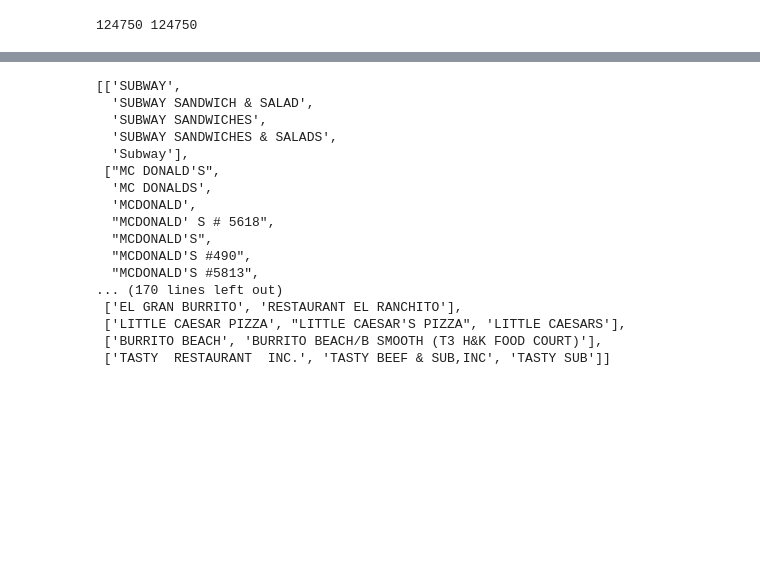
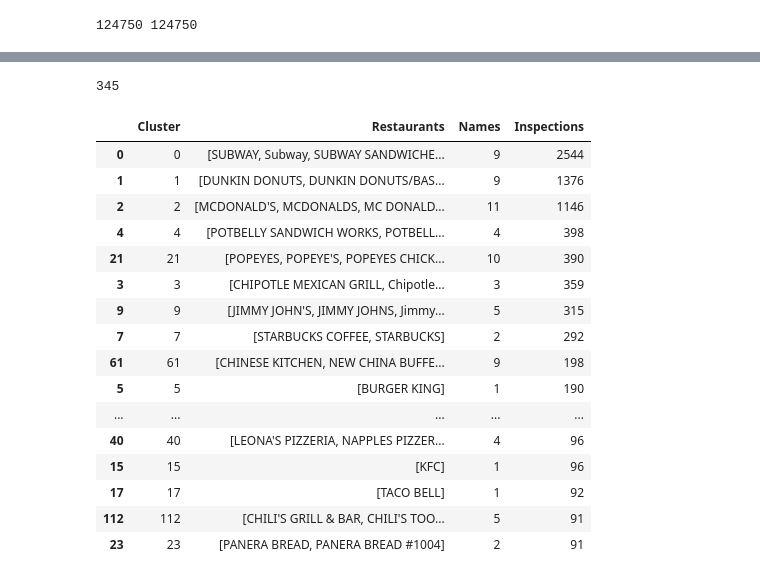
Before and after one commit to vingkan/foodinspectionforecasting, a Jupyter notebook: IIT/17_restaurant_names.ipynb, the cells around one changed output, grey strips where cells are left out. Saved outputs shown, nothing was run; the diff lists cells and outputs as text; code cells hidden in the pictures; blank space fills up the shorter version.

Commit message:
Use DBSCAN for clustering

```diff
--- a/IIT/17_restaurant_names.ipynb
+++ b/IIT/17_restaurant_names.ipynb
@@ -226,35 +164,35 @@ pair_df.sort_values(by="sim", ascending=False).query("sim <= 0.85 and sim >= 0.8
-# %%
-min_sim = 0.84
-matches = pair_df.query("sim >= {}".format(min_sim))
-match_idxs = [(a[0], a[1]) for a in matches.values]
-clusters = []
-for idx_pair in match_idxs:
-    i, j = idx_pair
-    found = False
-    for cluster in clusters:
-        if i in cluster or j in cluster:
-            cluster.add(i)
-            cluster.add(j)
-            found = True
-            break
-    if not found:
-        clusters.append(set([i, j]))
-[list(np.unique([names[i] for i in a])) for a in clusters]
-# %% [output]
-[['SUBWAY',
-  'SUBWAY SANDWICH & SALAD',
-  'SUBWAY SANDWICHES',
-  'SUBWAY SANDWICHES & SALADS',
-  'Subway'],
- ["MC DONALD'S",
-  'MC DONALDS',
-  'MCDONALD',
-  "MCDONALD' S # 5618",
-  "MCDONALD'S",
-  "MCDONALD'S #490",
-  "MCDONALD'S #5813",
-... (170 lines left out)
- ['EL GRAN BURRITO', 'RESTAURANT EL RANCHITO'],
- ['LITTLE CAESAR PIZZA', "LITTLE CAESAR'S PIZZA", 'LITTLE CAESARS'],
- ['BURRITO BEACH', 'BURRITO BEACH/B SMOOTH (T3 H&K FOOD COURT)'],
- ['TASTY  RESTAURANT  INC.', 'TASTY BEEF & SUB,INC', 'TASTY SUB']]
+# %%
+dbscan = DBSCAN(eps=0.15, metric="precomputed", min_samples=1)
+clusters = dbscan.fit_predict(mat)
+len(np.unique(clusters))
+# %% [output]
+345
+# %%
+cluster_dict = {}
+for name, cluster in zip(names, clusters):
+    if cluster not in cluster_dict:
+        cluster_dict[cluster] = []
+    cluster_dict[cluster].append(name)
+# %%
+cdf = pd.DataFrame(cluster_dict.items(), columns=["Cluster", "Restaurants"])
+cdf["Names"] = cdf["Restaurants"].apply(lambda a: len(a))
+cdf["Inspections"] = cdf["Restaurants"].apply(lambda a: np.sum([name_count[n] for n in a]))
+cdf.sort_values(by="Inspections", ascending=False).head(30)
+# %% [output]
+|  | Cluster | Restaurants | Names | Inspections |
+| 0 | 0 | [SUBWAY, Subway, SUBWAY SANDWICHE... | 9 | 2544 |
+| 1 | 1 | [DUNKIN DONUTS, DUNKIN DONUTS/BAS... | 9 | 1376 |
+| 2 | 2 | [MCDONALD'S, MCDONALDS, MC DONALD... | 11 | 1146 |
+| 4 | 4 | [POTBELLY SANDWICH WORKS, POTBELL... | 4 | 398 |
+| 21 | 21 | [POPEYES, POPEYE'S, POPEYES CHICK... | 10 | 390 |
+| 3 | 3 | [CHIPOTLE MEXICAN GRILL, Chipotle... | 3 | 359 |
+| 9 | 9 | [JIMMY JOHN'S, JIMMY JOHNS, Jimmy... | 5 | 315 |
+| 7 | 7 | [STARBUCKS COFFEE, STARBUCKS] | 2 | 292 |
+| 61 | 61 | [CHINESE KITCHEN, NEW CHINA BUFFE... | 9 | 198 |
+| 5 | 5 | [BURGER KING] | 1 | 190 |
+| ... | ... | ... | ... | ... |
+| 40 | 40 | [LEONA'S PIZZERIA, NAPPLES PIZZER... | 4 | 96 |
+| 15 | 15 | [KFC] | 1 | 96 |
+| 17 | 17 | [TACO BELL] | 1 | 92 |
+| 112 | 112 | [CHILI'S GRILL & BAR, CHILI'S TOO... | 5 | 91 |
+| 23 | 23 | [PANERA BREAD, PANERA BREAD #1004] | 2 | 91 |
```
Also changed, not shown: parts of 21 cells of this notebook.
